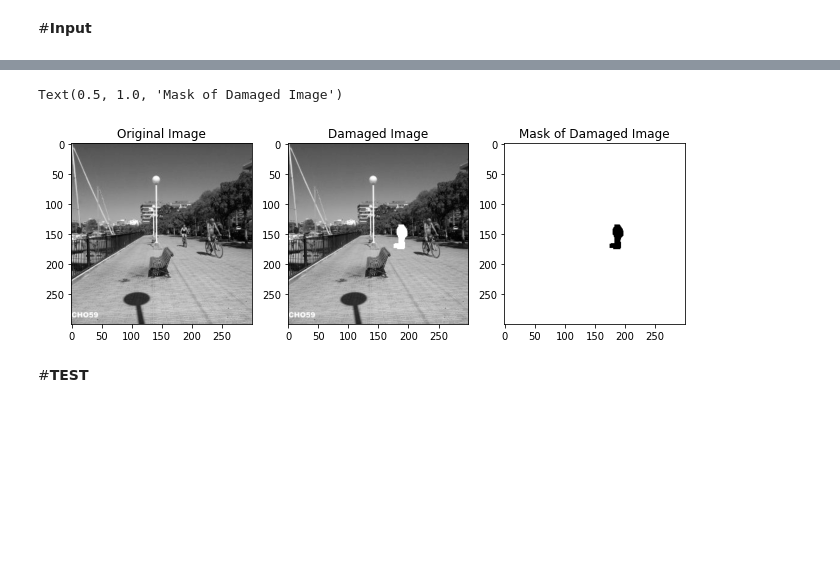
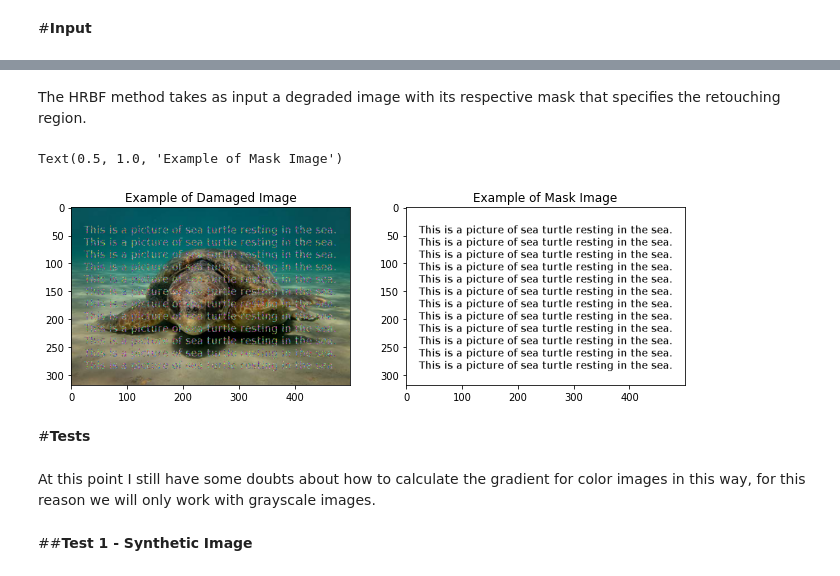
Before and after one commit to gmontroni/Final-Project---Image-Processing, a Jupyter notebook: FinalProject_GuilhermeMontroni.ipynb, the cells around one changed output, grey strips where cells are left out. Saved outputs shown, nothing was run; the diff lists cells and outputs as text; code cells hidden in the pictures; blank space fills up the shorter version.

```diff
--- a/FinalProject_GuilhermeMontroni.ipynb
+++ b/FinalProject_GuilhermeMontroni.ipynb
@@ -153,16 +144,0 @@ mask = ~mask
-# %%
-## plotting
-plt.figure(figsize=(11,4))
-plt.subplot(131)
-plt.imshow(original_img, cmap="gray"); plt.title("Original Image")
-
-plt.subplot(132)
-plt.imshow(img, cmap="gray"); plt.title("Damaged Image")
-
-plt.subplot(133)
-plt.imshow(mask, cmap="gray"); plt.title("Mask of Damaged Image")
-# %% [output]
-Text(0.5, 1.0, 'Mask of Damaged Image')
-[figure, removed]
-# %% [markdown]
-#**TEST**
@@ -197,0 +145,21 @@ plt.imshow(img, cmap="gray"); plt.title("Result Image")
+# %% [markdown]
+The HRBF method takes as input a degraded image with its respective mask that specifies the retouching region.
+# %%
+eximg = imageio.imread('dataimage/transport_input.png').astype(np.uint8)
+exmask = imageio.imread('dataimage/transport_mask.png').astype(np.uint8)
+
+plt.figure(figsize=(11,4))
+plt.subplot(121)
+plt.imshow(eximg, cmap="gray"); plt.title("Example of Damaged Image")
+
+plt.subplot(122)
+plt.imshow(exmask, cmap="gray"); plt.title("Example of Mask Image")
+# %% [output]
+Text(0.5, 1.0, 'Example of Mask Image')
+[figure, added]
+# %% [markdown]
+#**Tests**
+# %% [markdown]
+At this point I still have some doubts about how to calculate the gradient for color images in this way, for this reason we will only work with grayscale images.
+# %% [markdown]
+##**Test 1 - Synthetic Image**
```
Also changed, not shown: parts of 45 cells of this notebook.
